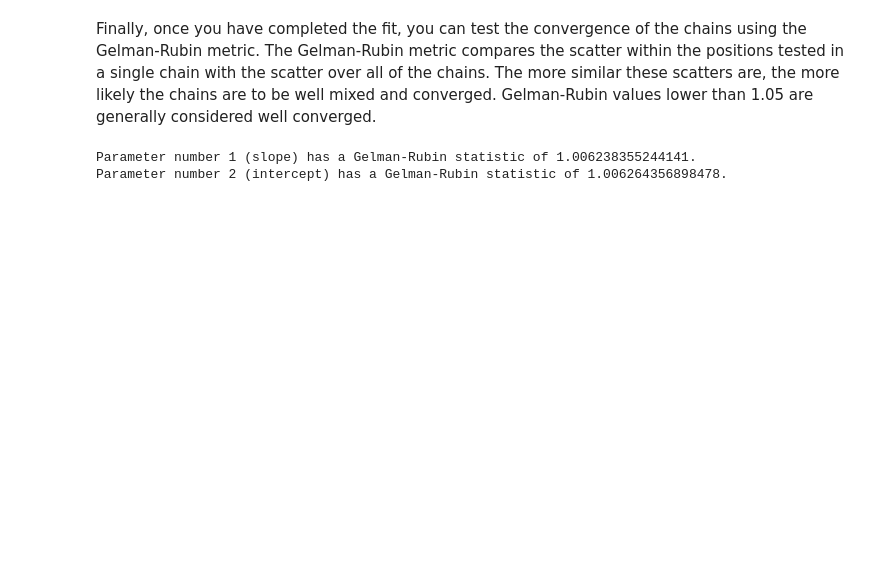
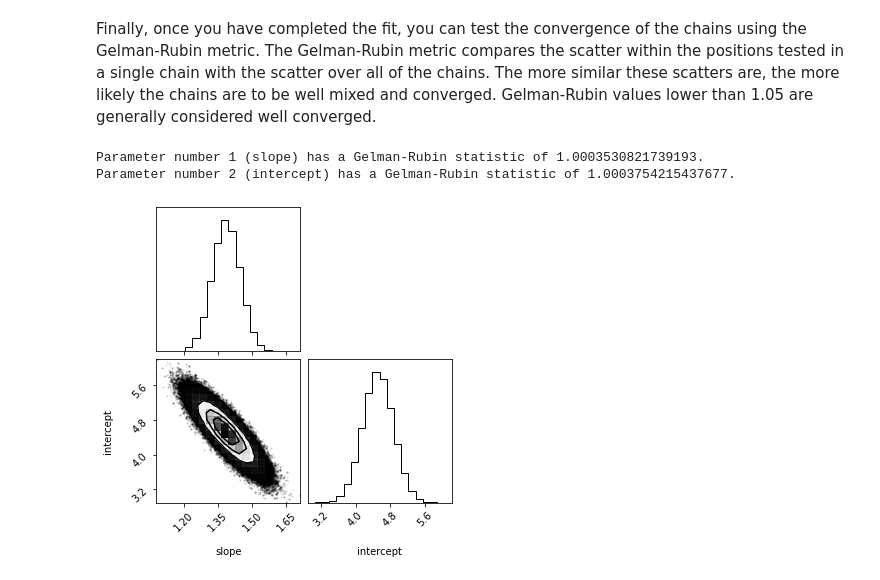
Before and after one commit to avanderburg/edmcmc, a Jupyter notebook: test_edmcmc.ipynb, the cells around one changed output. Saved outputs shown, nothing was run; the diff lists cells and outputs as text; code cells hidden in the pictures; blank space fills up the shorter version.

```diff
--- a/test_edmcmc.ipynb
+++ b/test_edmcmc.ipynb
@@ -167,0 +169,4 @@ Four threads:  36.33856678009033  seconds
+# %%
+out = edm.edmcmc(loglikelihood, [0,0], [.1,.1],
+             args=(x,y,err), nwalkers=200, nlink = 10000, nburnin=500, adapt=True)
+print(np.median(out.flatchains[:,0]), '+/-', np.std(out.flatchains[:,0]), ';    ', np.median(out.flatchains[:,1]), '+/-', np.std(out.flatchains[:,1]))
@@ -174,5 +182,10 @@ for i in range(len(gelmanrubinmetrics)):
     print('Parameter number ' + str(i+1) + ' (' + labels[i]+') has a Gelman-Rubin statistic of '
           + str(gelmanrubinmetrics[i])+'.')
 # %% [output]
-Parameter number 1 (slope) has a Gelman-Rubin statistic of 1.006238355244141.
-Parameter number 2 (intercept) has a Gelman-Rubin statistic of 1.006264356898478.
+Parameter number 1 (slope) has a Gelman-Rubin statistic of 1.0003530821739193.
+Parameter number 2 (intercept) has a Gelman-Rubin statistic of 1.0003754215437677.
+# %%
+corner.corner(out.flatchains,labels=['slope', 'intercept'])
+plt.show()
+# %% [output]
+[figure, added]
```
Also changed, not shown: parts of 13 cells of this notebook.
